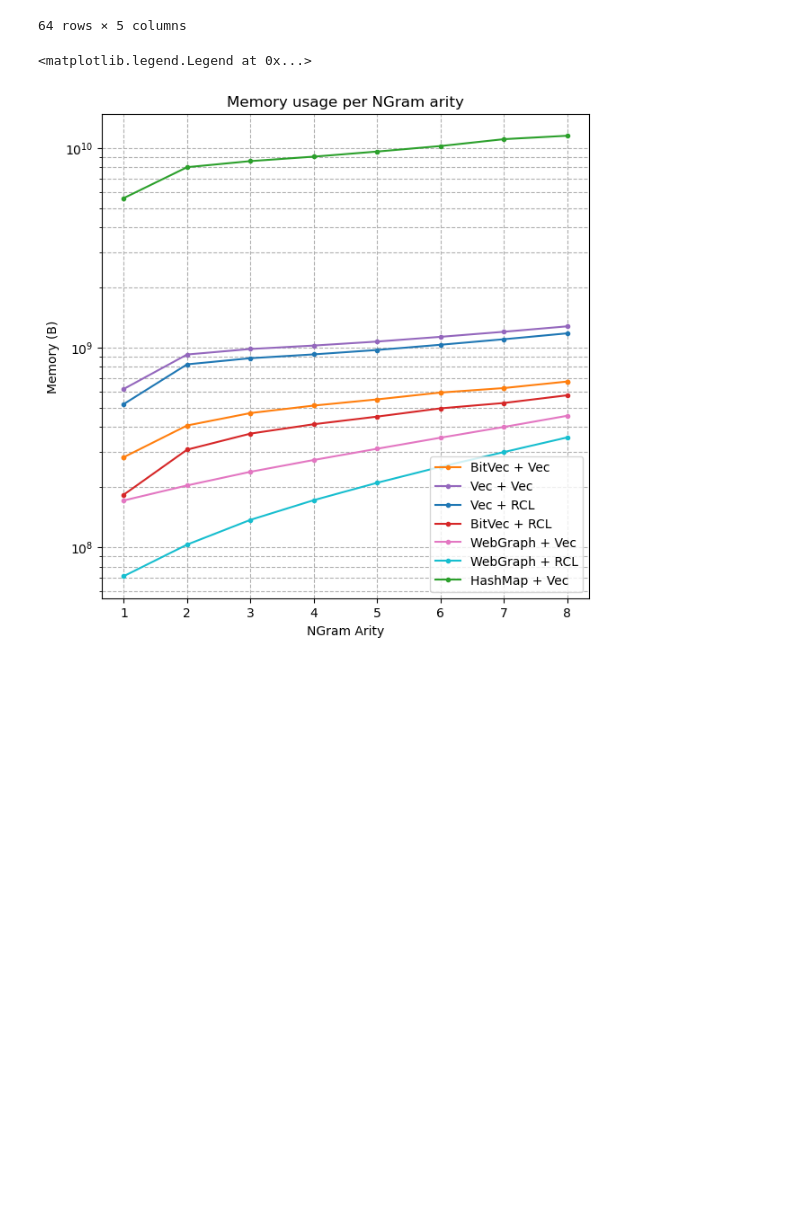
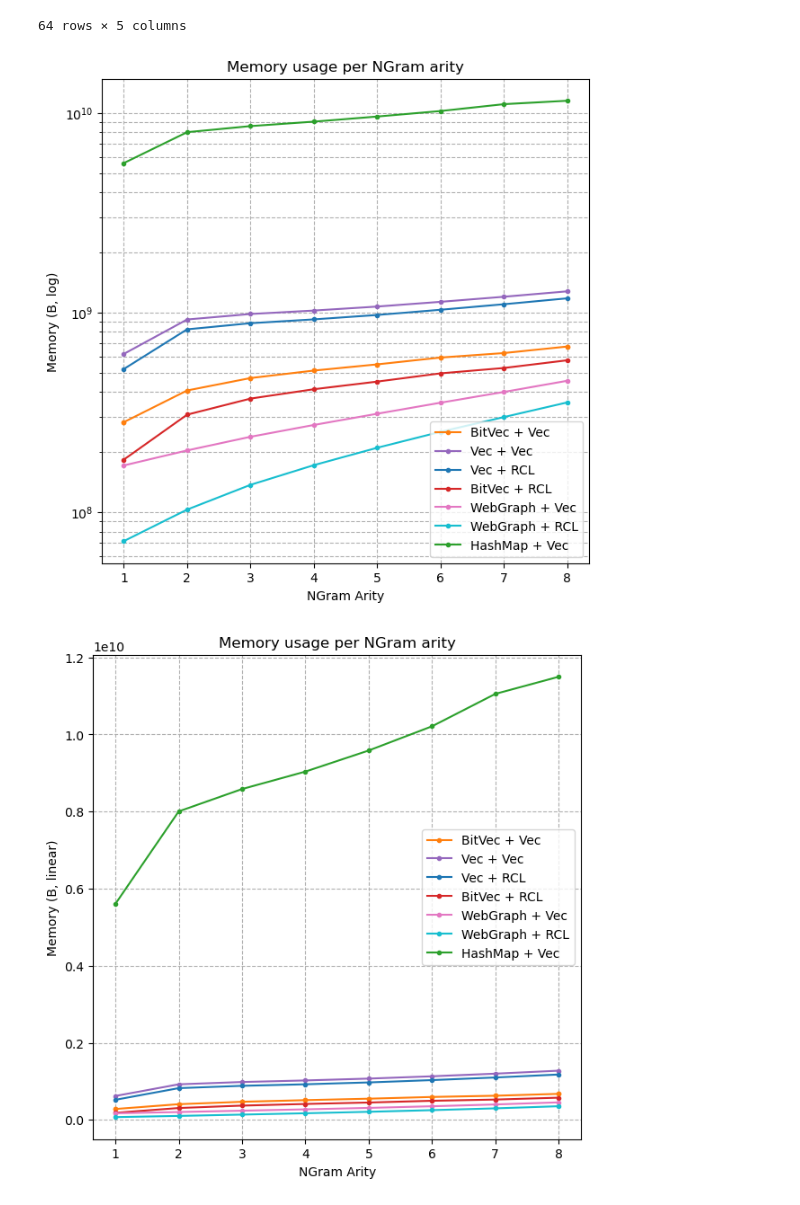
Before and after one commit to compenguy/ngrammatic, a Jupyter notebook: benchmarks/visualizations.ipynb, the cells around one changed output. Drawn from its saved outputs; the diff is of its cells as text; code cells hidden in the pictures; blank space fills up the shorter version.

Commit message:
Extended visualizations

```diff
--- a/benchmarks/visualizations.ipynb
+++ b/benchmarks/visualizations.ipynb
@@ -146,29 +146,31 @@ df
 # %%
 import matplotlib.pyplot as plt
 
 colors = {
     'BitVec + RCL': "tab:red",
     'BitVec + Vec': "tab:orange",
     'HashMap + Vec': "tab:green",
     'Vec + RCL': "tab:blue",
     'Vec + Vec': "tab:purple",
     'WebGraph + RCL': "tab:cyan",
     'WebGraph + Vec': "tab:pink",
 }
 
-fig, ax = plt.subplots(1, 1, figsize=(7, 7))
+for scale in ("log", "linear"):
+    fig, ax = plt.subplots(1, 1, figsize=(7, 7))
 
-for data_structure in df["Data structure"].unique():
-    data = df[df["Data structure"] == data_structure]
-    color = colors[data_structure]
-    ax.plot(data["Arity"], data["Memory (B)"], label=data_structure, color=color, marker=".")
+    for data_structure in df["Data structure"].unique():
+        data = df[df["Data structure"] == data_structure]
+        color = colors[data_structure]
+        ax.plot(data["Arity"], data["Memory (B)"], label=data_structure, color=color, marker=".")
 
-ax.set_xlabel("NGram Arity")
-ax.set_ylabel("Memory (B)")
-ax.set_title("Memory usage per NGram arity")
-ax.set_yscale("log")
-ax.grid(True, which="both", ls="--")
-ax.legend()
+    ax.set_xlabel("NGram Arity")
+    ax.set_ylabel(f"Memory (B, {scale})")
+    ax.set_title("Memory usage per NGram arity")
+    ax.set_yscale(scale)
+    ax.grid(True, which="both", ls="--")
+    ax.legend()
+    plt.show()
 # %% [output]
-<matplotlib.legend.Legend at 0x...>
-[figure, old version]
+[figure, new version]
+[figure, added]
```
